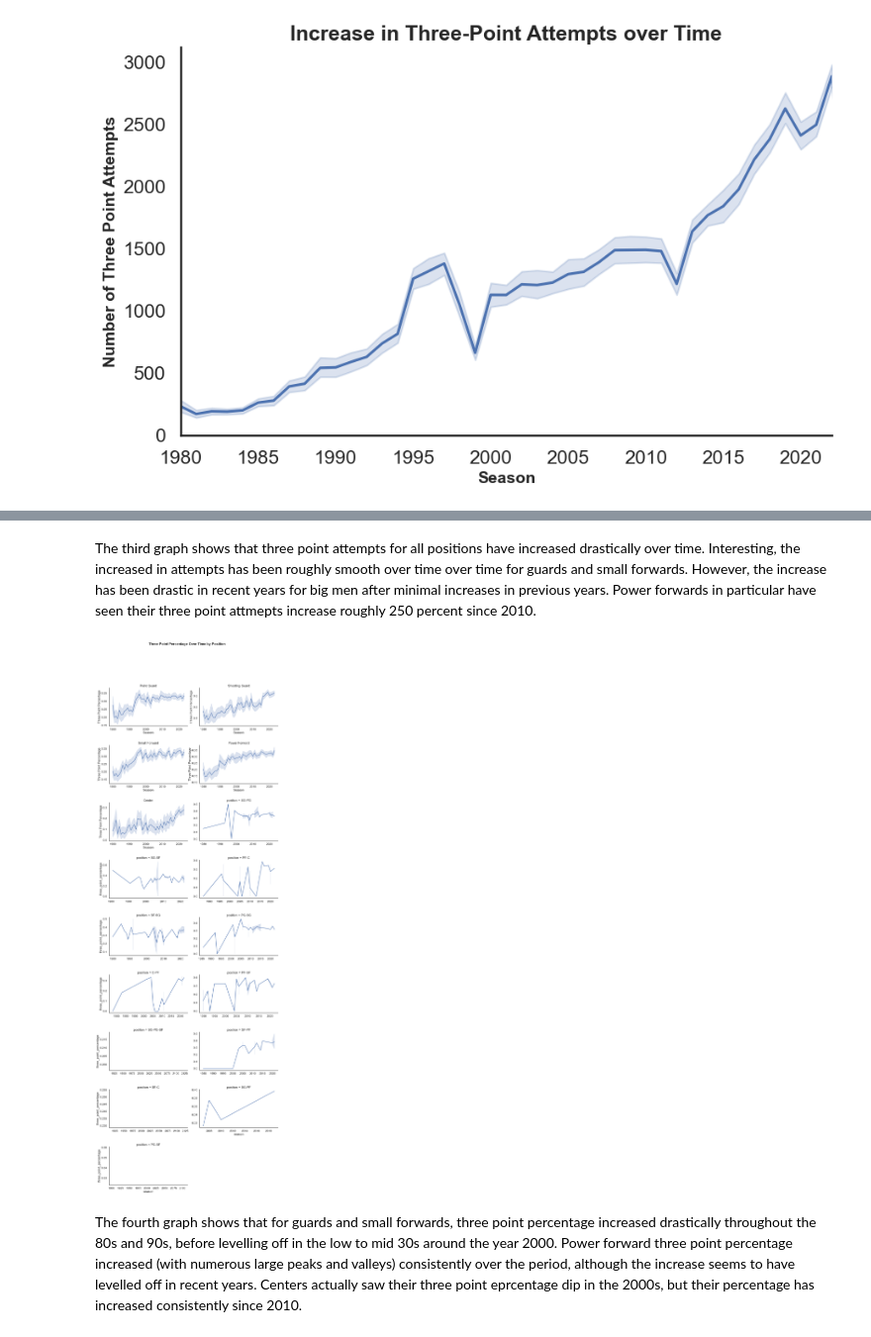
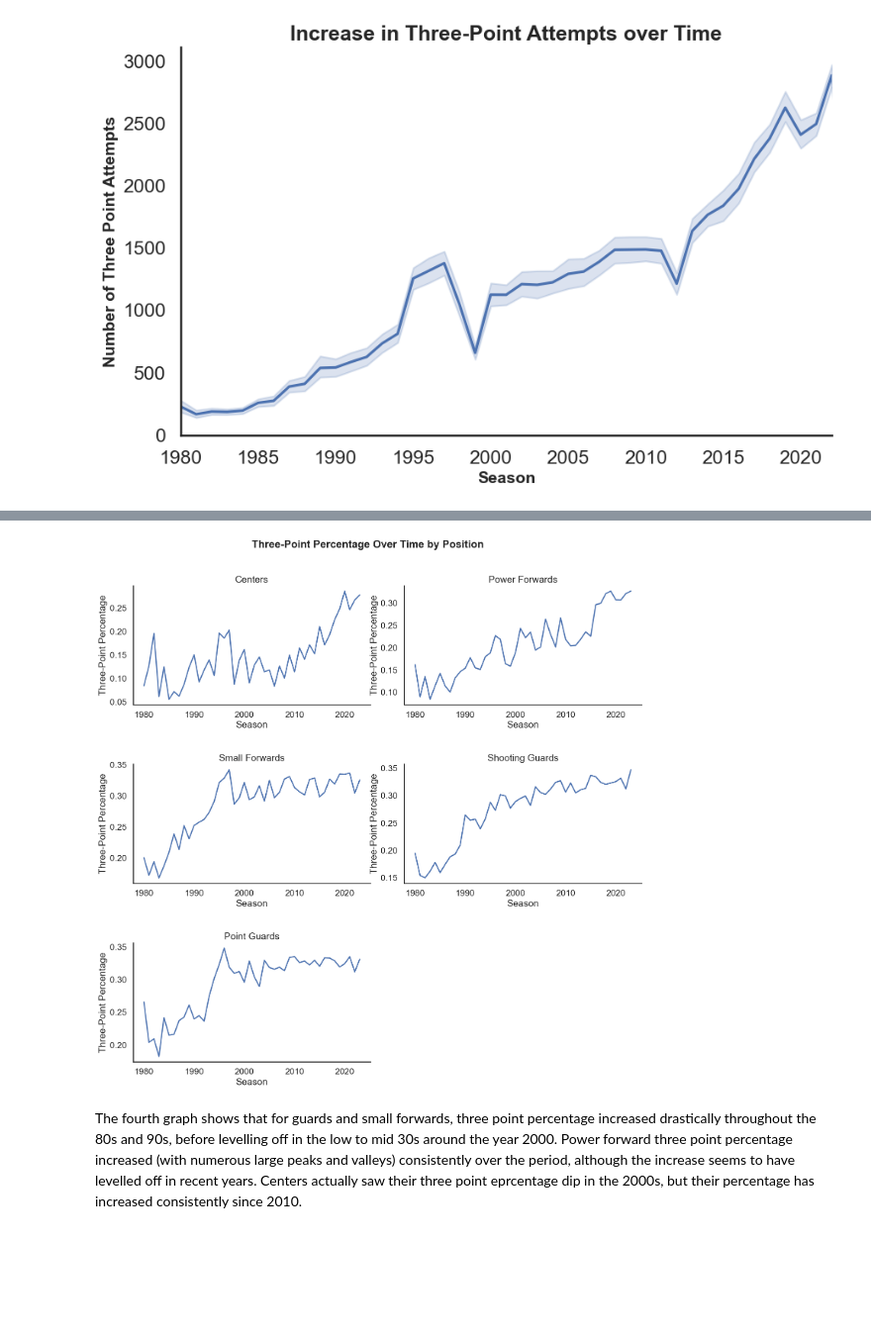
Before and after one commit to ubco-W2022T2-data301/project-group-group-23, a Jupyter notebook: analysis/analysis2.ipynb, the cells around one changed output, grey strips where cells are left out. Shown at 99% size. Saved outputs shown, nothing was run; the diff lists cells and outputs as text; code cells hidden in the pictures; blank space fills up the shorter version.

```diff
--- a/analysis/analysis2.ipynb
+++ b/analysis/analysis2.ipynb
@@ -103,24 +138,31 @@ plt.show()
-# %% [markdown]
-The third graph shows that three point attempts for all positions have increased drastically over time. Interesting, the increased in attempts has been roughly smooth over time over time for guards and small forwards. However, the increase has been drastic in recent years for big men after minimal increases in previous years. Power forwards in particular have seen their three point attmepts increase roughly 250 percent since 2010.
 # %%
-# Define the list of titles for each subplot
-titles = ['Point Guard', 'Shooting Guard', 'Small Forward', 'Power Forward', 'Center']
+# Create a pivot table with the mean three-point percentage for each season and position
+pivot_table = df1.pivot_table(index='season', columns='position', values='three_point_percentage', aggfunc='mean')
+
+# Define the list of titles for each subplot and reverse it
+titles = ['Point Guards', 'Shooting Guards', 'Small Forwards', 'Power Forwards', 'Centers'][::-1]
+
 # Create a FacetGrid
-grid2 = sns.FacetGrid(data=df1, col='position', height=5, aspect=1.5, col_wrap=2, sharex=False, sharey=False)
+grid1 = sns.FacetGrid(data=pivot_table.melt(ignore_index=False).reset_index(), col='position', height=5, aspect=1.5, col_wrap=2, sharex=False, sharey=False)
+
 # Map a lineplot to the FacetGrid
-grid2.map(sns.lineplot, 'season', 'three_point_percentage')
+grid1.map(sns.lineplot, 'season', 'value')
+
 # Set titles, xlabels, and ylabels for each subplot
-for ax, title in zip(grid2.axes.flat, titles):
+for ax, title in zip(grid1.axes.flat, titles):
     ax.set_title(title)
-    ax.set(xlabel='Season', ylabel='Three Point Percentage')
+    ax.set(xlabel='Season', ylabel='Three-Point Percentage')
+
 # Set the title for the whole plot
-fig2 = plt.gcf()
-fig2.suptitle('Three Point Percentage Over Time by Position', fontsize=20, fontweight='bold')
+fig1 = plt.gcf()
+fig1.suptitle('Three-Point Percentage Over Time by Position', fontsize=20, fontweight='bold')
+
 # Adjust the subplot parameters
 plt.subplots_adjust(top=0.9, hspace=0.5)
+
 # Show the plot
 plt.show()
 # %% [output]
-[figure, old version]
+[figure, new version]
 # %% [markdown]
 The fourth graph shows that for guards and small forwards, three point percentage increased drastically throughout the 80s and 90s, before levelling off in the low to mid 30s around the year 2000. Power forward three point percentage increased (with numerous large peaks and valleys) consistently over the period, although the increase seems to have levelled off in recent years. Centers actually saw their three point eprcentage dip in the 2000s, but their percentage has increased consistently since 2010.
```
Also changed, not shown: parts of 10 cells of this notebook.
